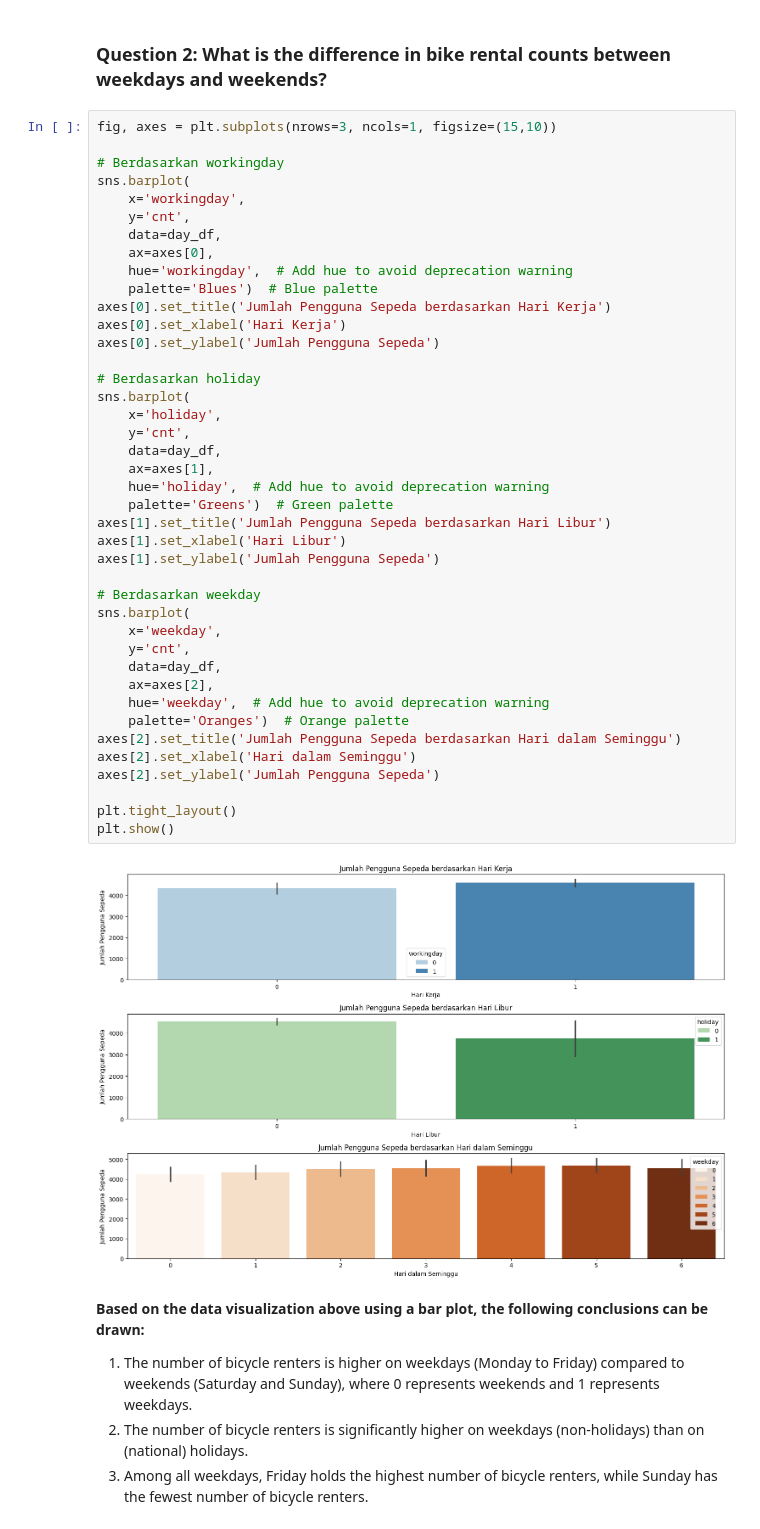
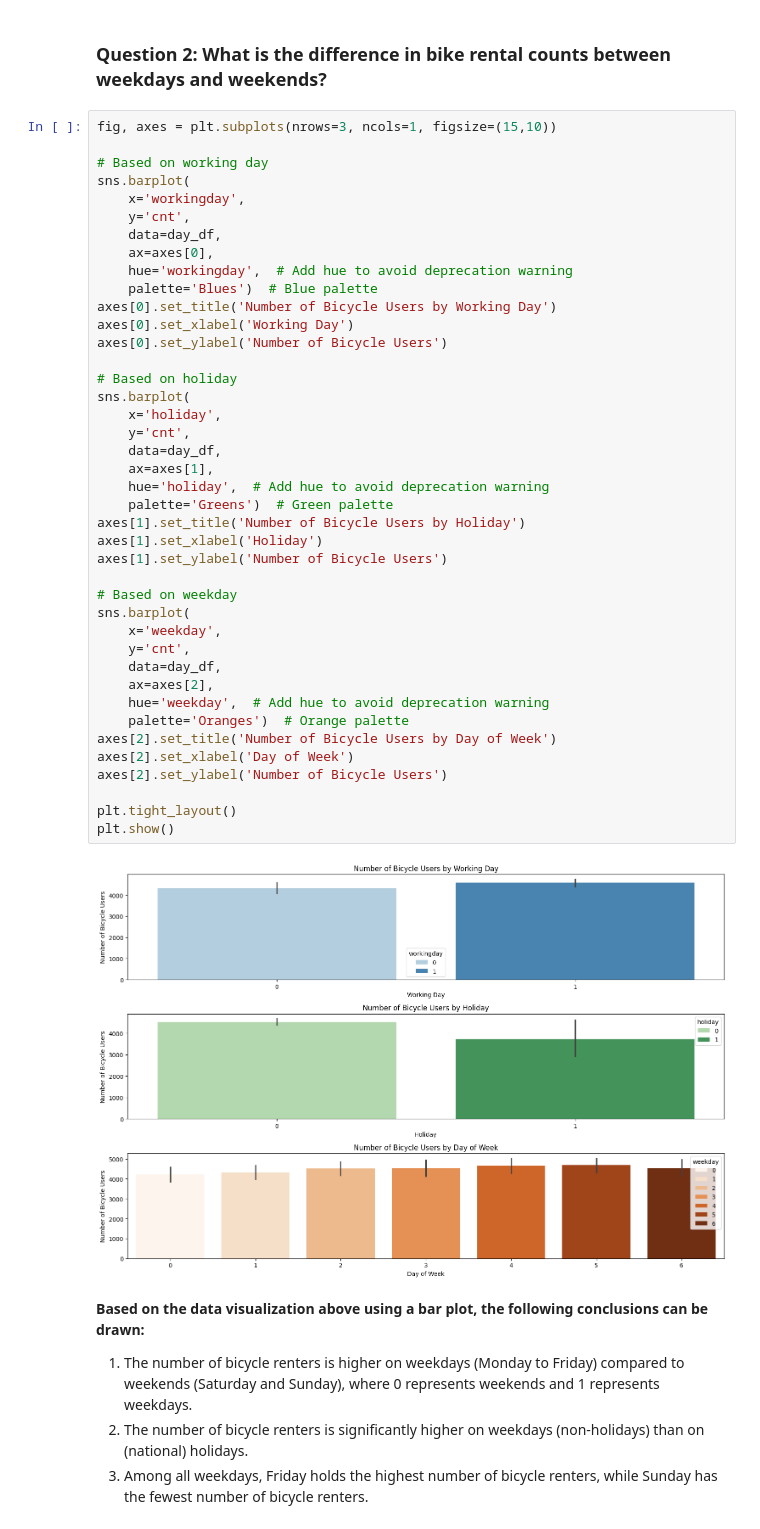
Before and after one commit to LywCodes/Data_Analyst_Project, a Jupyter notebook: notebook.ipynb, the cells around one changed output. Saved outputs shown, nothing was run; the diff lists cells and outputs as text.

```diff
--- a/notebook.ipynb
+++ b/notebook.ipynb
@@ -457,46 +457,46 @@ Based on the data visualization using a boxplot, it can be concluded that there
 # %%
 fig, axes = plt.subplots(nrows=3, ncols=1, figsize=(15,10))
 
-# Berdasarkan workingday
+# Based on working day
 sns.barplot(
     x='workingday',
     y='cnt',
     data=day_df,
     ax=axes[0],
     hue='workingday',  # Add hue to avoid deprecation warning
     palette='Blues')  # Blue palette
-axes[0].set_title('Jumlah Pengguna Sepeda berdasarkan Hari Kerja')
-axes[0].set_xlabel('Hari Kerja')
-axes[0].set_ylabel('Jumlah Pengguna Sepeda')
+axes[0].set_title('Number of Bicycle Users by Working Day')
+axes[0].set_xlabel('Working Day')
+axes[0].set_ylabel('Number of Bicycle Users')
 
-# Berdasarkan holiday
+# Based on holiday
 sns.barplot(
     x='holiday',
     y='cnt',
     data=day_df,
     ax=axes[1],
     hue='holiday',  # Add hue to avoid deprecation warning
     palette='Greens')  # Green palette
-axes[1].set_title('Jumlah Pengguna Sepeda berdasarkan Hari Libur')
-axes[1].set_xlabel('Hari Libur')
-axes[1].set_ylabel('Jumlah Pengguna Sepeda')
+axes[1].set_title('Number of Bicycle Users by Holiday')
+axes[1].set_xlabel('Holiday')
+axes[1].set_ylabel('Number of Bicycle Users')
 
-# Berdasarkan weekday
+# Based on weekday
 sns.barplot(
     x='weekday',
     y='cnt',
     data=day_df,
     ax=axes[2],
     hue='weekday',  # Add hue to avoid deprecation warning
     palette='Oranges')  # Orange palette
-axes[2].set_title('Jumlah Pengguna Sepeda berdasarkan Hari dalam Seminggu')
-axes[2].set_xlabel('Hari dalam Seminggu')
-axes[2].set_ylabel('Jumlah Pengguna Sepeda')
+axes[2].set_title('Number of Bicycle Users by Day of Week')
+axes[2].set_xlabel('Day of Week')
+axes[2].set_ylabel('Number of Bicycle Users')
 
 plt.tight_layout()
 plt.show()
 # %% [output]
-[figure, old version]
+[figure, new version]
 # %% [markdown]
 **Based on the data visualization above using a bar plot, the following conclusions can be drawn:**
 
```
Also changed, not shown: 1 other file.
